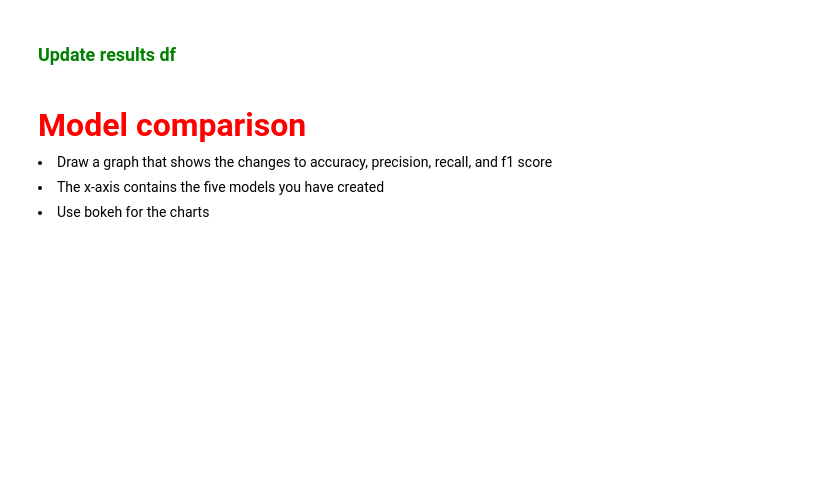
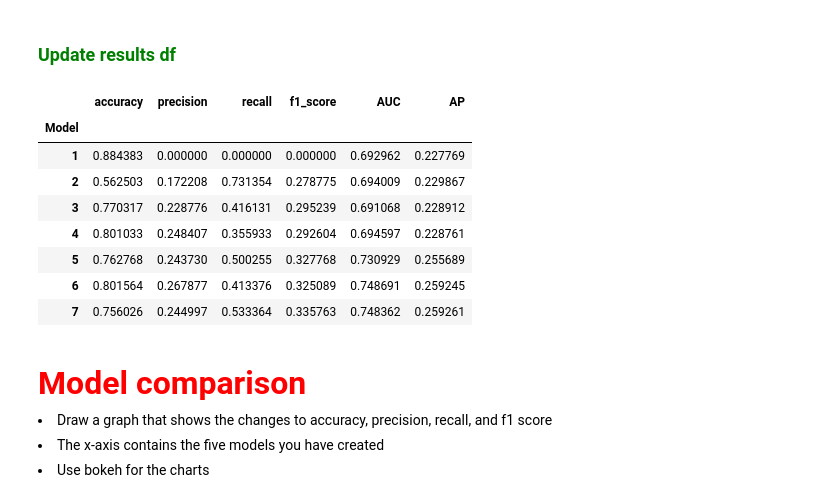
Before and after one commit to ReiannaLiu/IEORE4212_Assignments, a Jupyter notebook: Assignment 7/Assignment 7 - Machine learning credit rating assignment.ipynb, the cells around one changed output. Cells and saved outputs as stored; diff of their text form; code cells hidden in the pictures; blank space fills up the shorter version.

```diff
--- a/Assignment 7/Assignment 7 - Machine learning credit rating assignment.ipynb
+++ b/Assignment 7/Assignment 7 - Machine learning credit rating assignment.ipynb
@@ -783,0 +914,21 @@ model_7.fit(x_train,y_train,sample_weight=sample_weight)
+# %%
+#Calculate and print metrics
+cfm = confusion_matrix(y_test,model_7.predict(x_test))
+accuracy_training = model_7.score(x_train,y_train)
+accuracy_testing = model_7.score(x_test,y_test)
+precision = precision_score(y_test,model_7.predict(x_test))
+recall = recall_score(y_test,model_7.predict(x_test))
+f1 = f1_score(y_test,model_7.predict(x_test))
+auc = roc_auc_score(y_test,model_7.predict_proba(x_test)[:,1])
+ap = average_precision_score(y_test,model_7.predict_proba(x_test)[:,1])
+
+print("Training accuracy: ",accuracy_training)
+print("Testing  accuracy: ",accuracy_testing)
+print("confusion matrix:")
+print(cfm)
+
+print("precision: ",precision)
+print("recall: ",recall)
+print("f1 score: ",f1)
+print("auc",auc)
+print("ap",ap)
@@ -792,3 +960,17 @@ results_df
+# %%
+results_df.loc[7] = [accuracy_testing,precision,recall,f1,auc,ap]
+
+results_df
+# %% [output]
+|  | accuracy | precision | recall | f1_score | AUC | AP |
+| Model |  |  |  |  |  |  |
+| 1 | 0.884383 | 0.000000 | 0.000000 | 0.000000 | 0.692962 | 0.227769 |
+| 2 | 0.562503 | 0.172208 | 0.731354 | 0.278775 | 0.694009 | 0.229867 |
+| 3 | 0.770317 | 0.228776 | 0.416131 | 0.295239 | 0.691068 | 0.228912 |
+| 4 | 0.801033 | 0.248407 | 0.355933 | 0.292604 | 0.694597 | 0.228761 |
+| 5 | 0.762768 | 0.243730 | 0.500255 | 0.327768 | 0.730929 | 0.255689 |
+| 6 | 0.801564 | 0.267877 | 0.413376 | 0.325089 | 0.748691 | 0.259245 |
+| 7 | 0.756026 | 0.244997 | 0.533364 | 0.335763 | 0.748362 | 0.259261 |
 # %% [markdown]
 <h3 style="color:red;font-size:xx-large">Model comparison</h3>
 <li>Draw a graph that shows the changes to accuracy, precision, recall, and f1 score</li>
```
Also changed, not shown: parts of 36 cells of this notebook.
